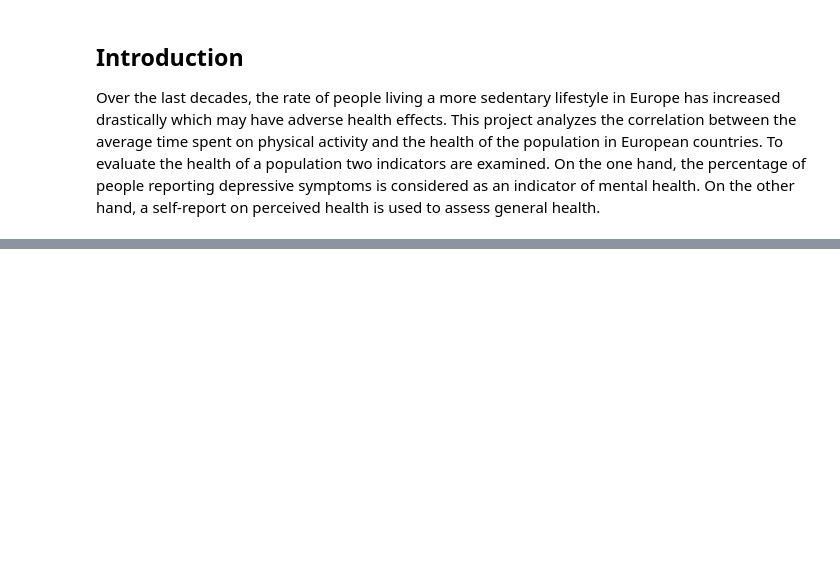
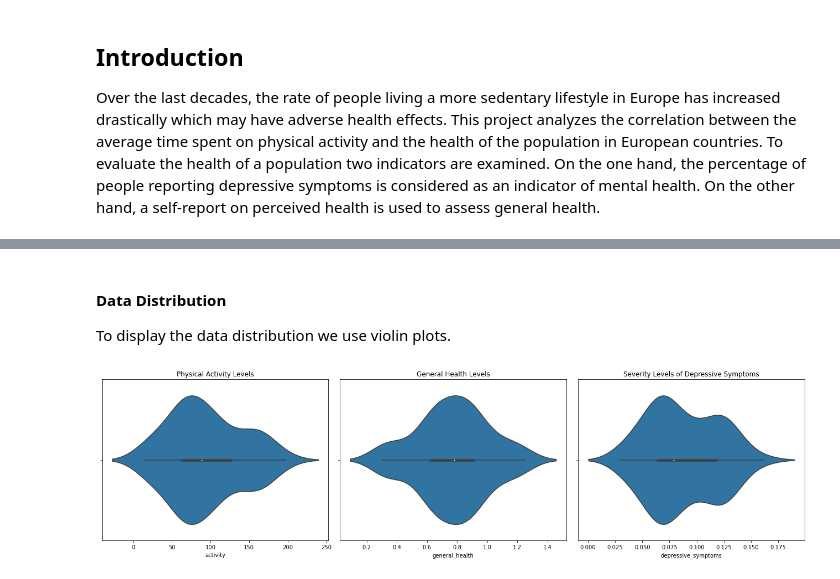
Before and after one commit to leoniefaerber/made-template-ws2324, a Jupyter notebook: project/report.ipynb, the cells around one changed output, grey strips where cells are left out. Saved outputs shown, nothing was run; the diff lists cells and outputs as text; code cells hidden in the pictures; blank space fills up the shorter version.

```diff
--- a/project/report.ipynb
+++ b/project/report.ipynb
@@ -89,0 +206,19 @@ mental_health = pd.read_sql_table('mental_health', mental_health_engine)
+# %% [markdown]
+#### Data Distribution
+To display the data distribution we use violin plots.
+# %%
+fig, axes = plt.subplots(1, 3, figsize=(18, 5))
+
+sns.violinplot(x='activity', data=merged_df, ax=axes[0])
+axes[0].set_title('Physical Activity Levels')
+
+sns.violinplot(x='general_health', data=merged_df, ax=axes[1])
+axes[1].set_title('General Health Levels')
+
+sns.violinplot(x='depressive_symptoms', data=merged_df, ax=axes[2])
+axes[2].set_title('Severity Levels of Depressive Symptoms')
+
+plt.tight_layout()
+plt.show()
+# %% [output]
+[figure, added]
```
Also changed, not shown: parts of 20 cells of this notebook, 2 other files.
